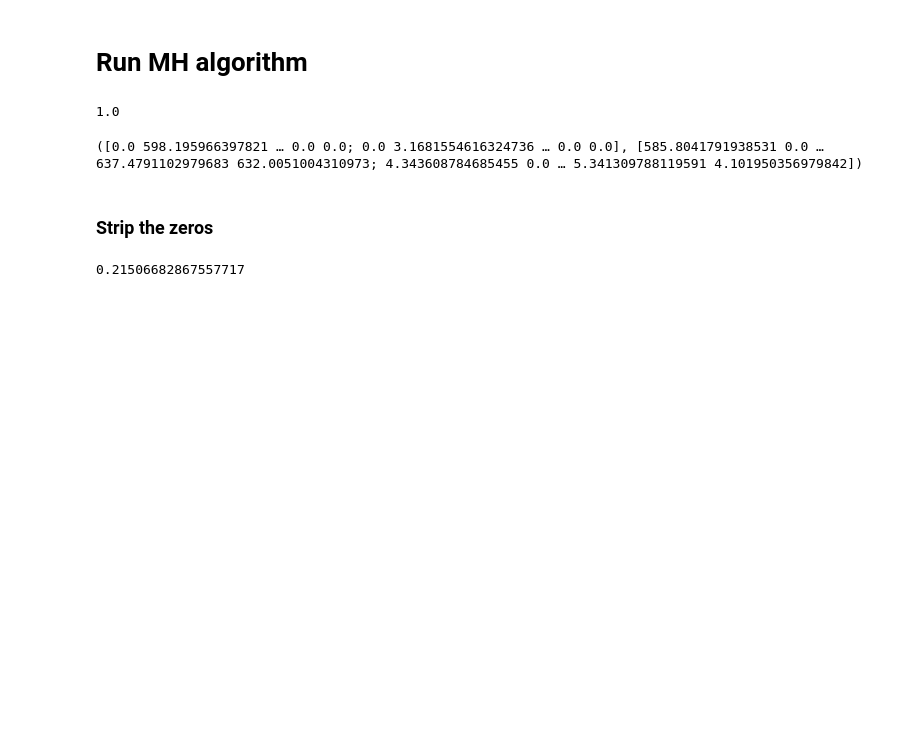
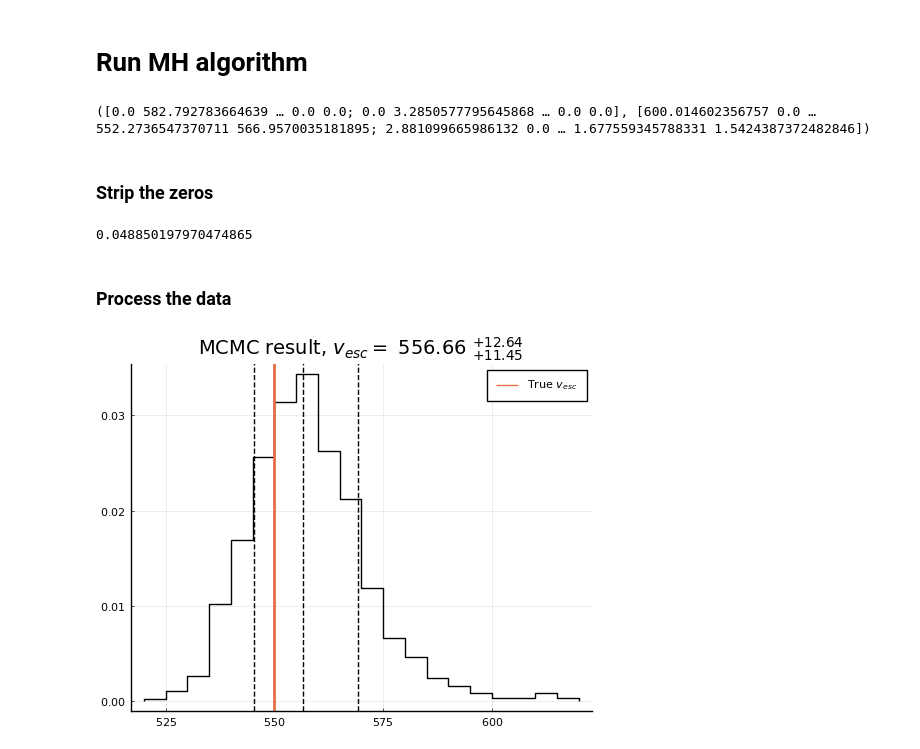
Before and after one commit to CianMRoche/18.337-Final-Project, a Jupyter notebook: MH_julia.ipynb, the cells around one changed output. Saved outputs shown, nothing was run; the diff lists cells and outputs as text; code cells hidden in the pictures; blank space fills up the shorter version.

```diff
--- a/MH_julia.ipynb
+++ b/MH_julia.ipynb
@@ -173,7 +163,7 @@ metropolis_hastings (generic function with 1 method)
 # %% [markdown]
 # Run MH algorithm
 # %%
-num_steps = 10000
+num_steps = 40000
 burnin = 200
 initial_guess = [600.0,4.0]
 
@@ -188,8 +178,7 @@ accepted, rejected = metropolis_hastings(target_data,
                                         step_decision
                                         )
 # %% [output]
-1.0
+([0.0 582.792783664639 … 0.0 0.0; 0.0 3.2850577795645868 … 0.0 0.0], [600.014602356757 0.0 … 552.2736547370711 566.9570035181895; 2.881099665986132 0.0 … 1.677559345788331 1.5424387372482846])
-([0.0 598.195966397821 … 0.0 0.0; 0.0 3.1681554616324736 … 0.0 0.0], [585.8041791938531 0.0 … 637.4791102979683 632.0051004310973; 4.343608784685455 0.0 … 5.341309788119591 4.101950356979842])
 # %% [markdown]
 ### Strip the zeros
 # %%
@@ -209,8 +198,46 @@ for (i,col) in enumerate(eachcol(rejected))
 end
 
 accepted_stripped = accepted[:,accepted_col_indices]
-rejected_stripped = rejected[:,rejected_col_indices]
-
-println(length(accepted_stripped) / length(rejected_stripped))
+rejected_stripped = rejected[:,rejected_col_indices];
 # %% [output]
-0.21506682867557717
+0.048850197970474865
+# %% [markdown]
+### Process the data
+# %%
+# final data to be used
+vesc_posterior = accepted_stripped[1,burnin:end]
+k_posterior = accepted_stripped[2,burnin:end]
+
+# Examine acceptance fraction
+println(length(accepted_stripped) / length(rejected_stripped)) # a decent proxy for real value
+
+# Establish estimates of parameters via median and expected error on these estimates
+vesc_quantiles = quantile(vesc_posterior, quantile_list)
+k_quantiles = quantile(k_posterior, quantile_list)
+
+
+vesc_median = vesc_quantiles[2]
+vesc_lower_1sigma = vesc_median - vesc_quantiles[1]
+vesc_upper_1sigma = vesc_quantiles[3] - vesc_median
+
+k_median = k_quantiles[2]
+k_lower_1sigma = k_median - k_quantiles[1]
+k_upper_1sigma = k_quantiles[3] - k_median;
+# %%
+plot(vesc_posterior, normed = true,
+                    bins = 25,
+                    title = "MCMC result, \$v_{esc} =\$ $(@sprintf("%.2f", vesc_median)) \$ ^{+$(@sprintf("%.2f", vesc_upper_1sigma))}_{+$(@sprintf("%.2f", vesc_lower_1sigma))}\$ ",
+                    #alpha = 0.5,
+                    #bar_width = 15,
+                    #linewidth = 0,
+                    #color = "gray" ,
+                    lc="black",
+                    label = "",
+                    seriestype=:stephist,
+                    size=(500,400),
+                    )
+vline!([target_vesc], lw = 2, label = L"True $v_{esc}$")
+
+vline!(vesc_quantiles , ls=:dash, color="black",lw=1,label="" )
+# %% [output]
+[figure, added]
```
Also changed, not shown: parts of 7 cells of this notebook, 1 other file.
